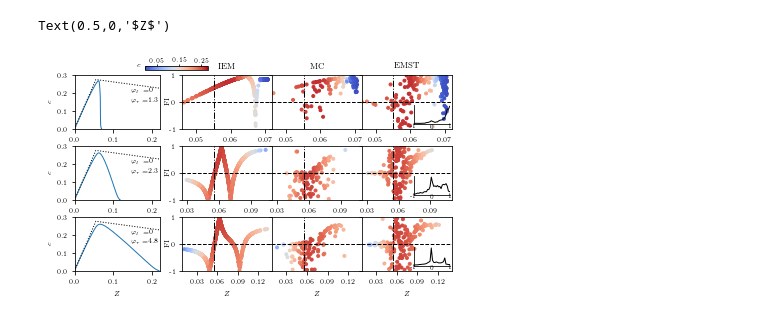
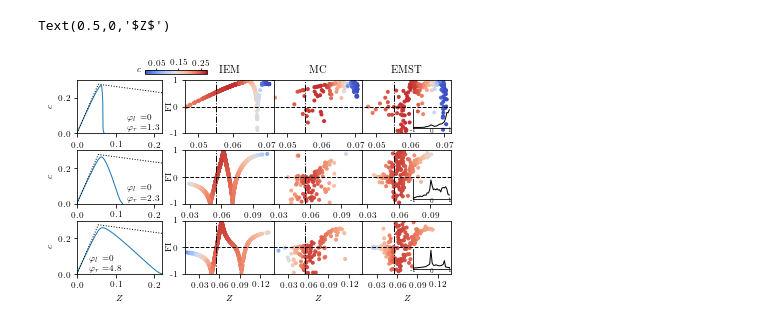
Before and after one commit to Combustion-Zhen/PDF_FlameIndex, a Jupyter notebook: Counterflow_CH4/counterflow_plot_FI_scatter.ipynb, the cells around one changed output. Saved outputs shown, nothing was run; the diff lists cells and outputs as text; code cells hidden in the pictures.

```diff
--- a/Counterflow_CH4/counterflow_plot_FI_scatter.ipynb
+++ b/Counterflow_CH4/counterflow_plot_FI_scatter.ipynb
@@ -36,17 +36,17 @@ folder_params['phio'] = 0
 # figure and axes parameters
 # total width is fixed, for one column plot
 plot_width    = 14.4
-margin_left   = 1.0
+margin_left   = 1.1
 margin_right  = 0.1
-margin_bottom = 0.8
-margin_top    = 0.6
+margin_bottom = 1.0
+margin_top    = 0.8
 space_width   = 0.
 space_height  = .6
 # for the special column of c-Z plot
 space_s_w     = .8
 subplt_w      = 3
 
-ftsize        = 7
+ftsize        = 9
 
 font = {'family':'serif',
         'weight':'normal',
@@ -162,14 +162,14 @@ fig.subplots_adjust(
     )
 
 cax = fig.add_axes([3.5/plot_width,
-                    (plot_height-0.4)/plot_height,
+                    (plot_height-0.6)/plot_height,
                     2.2/plot_width,
-                    0.12/plot_height])
+                    0.15/plot_height])
 clb = fig.colorbar(cplt,cax=cax,orientation='horizontal')
 clb.set_ticks([0.05,0.15,0.25])
-cax.tick_params(axis='x',pad=0.1,length=2,labelsize='small')
+cax.tick_params(axis='x',pad=0.1,length=2,labelsize=9)
 cax.xaxis.set_ticks_position('top')
-fig.text(3.2/plot_width,(plot_height-0.3)/plot_height,'$c$')
+fig.text(3.2/plot_width,(plot_height-0.5)/plot_height,'$c$')
 
 del flame_params['eqv']
 del flame_params['var']
@@ -179,35 +179,38 @@ for i, phi in enumerate(phif):
          (margin_bottom+(2-i)*(space_height+subplot_height))/plot_height,
          subplt_w/plot_width,
          subplot_height/plot_height])
 
     folder_params['phif'] = phi
     flame_params['phif'] = phi
 
     folder = params2name(folder_params)
     flame = params2name(flame_params)
 
     file_name = '{}/{}.dat'.format(folder,flame)
     data = np.genfromtxt(file_name,skip_header=3,names=True)
 
     axf.plot(data['Z1'],data['C_4spe'],lw=1)
     axf.plot([0,Zst,1],[0,Zst*5,0],'k:',lw=1)
 
     axf.set_xlim([0,0.22])
     axf.set_ylim([0,0.3])
     axf.set_ylabel(r'$c$')
 
-    axf.text(0.145,0.15,
+    text_loc = 0.13
+    if i == 2:
+        text_loc = 0.03
+    axf.text(text_loc,0.01,
              ''.join([
                  r'$\varphi_l\,=$',
                  '{:g}'.format(0),
                  '\n',
                  r'$\varphi_r=$',
                  '{:g}'.format(phi)
              ]))
 axf.set_xlabel(r'$Z$')
 # %% [output]
 Text(0.5,0,'$Z$')
-[figure, old version]
+[figure, new version]
 # %%
 fig.savefig('{}/FI_scatter.pdf'.format(dst))
 fig.savefig('{}/FI_scatter.eps'.format(dst))
```
Also changed, not shown: 13 other files.
